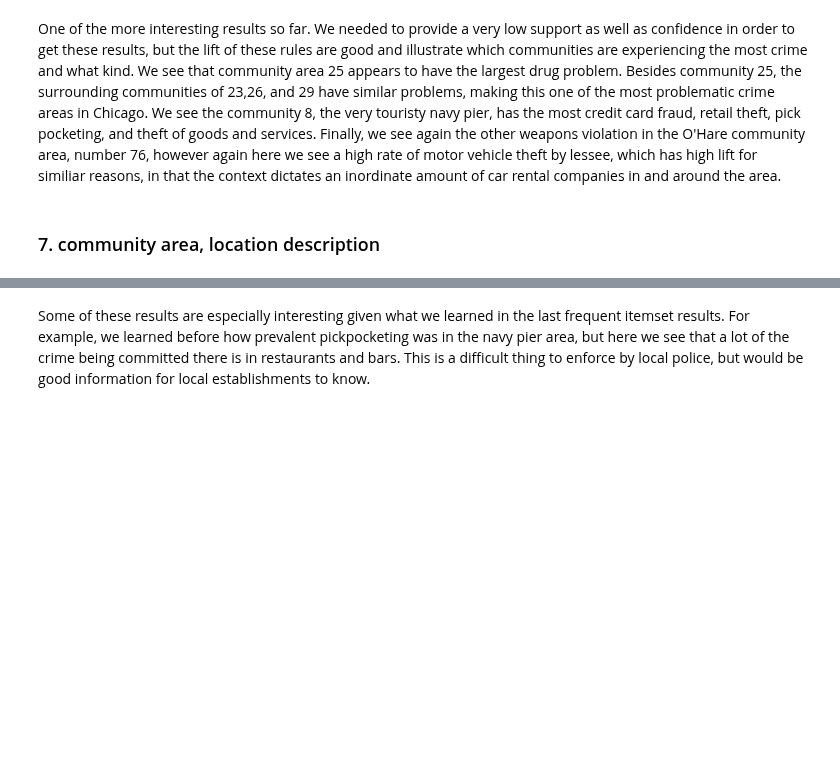
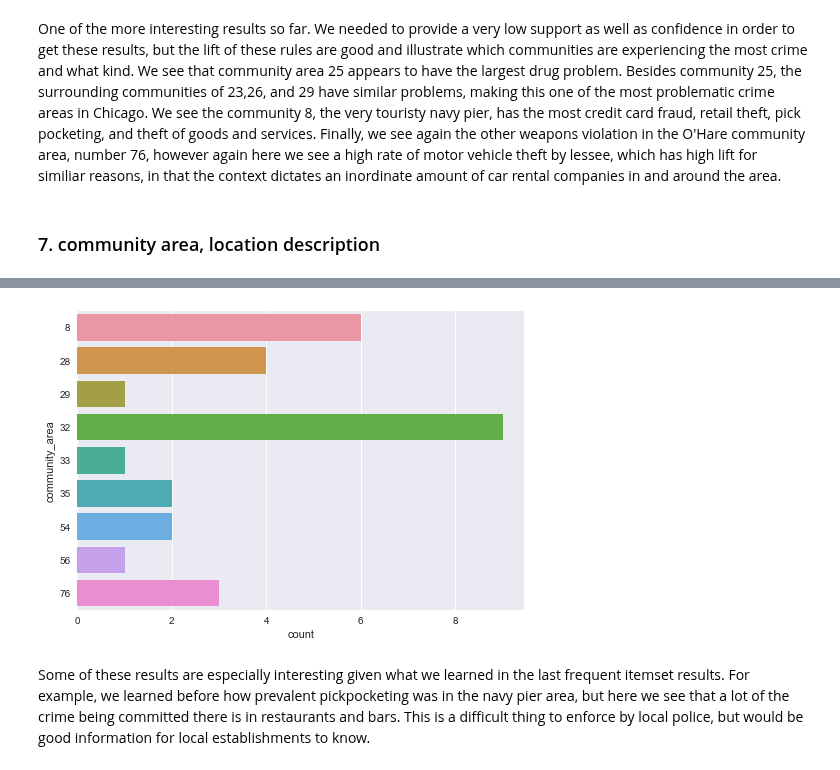
Before and after one commit to tjdolan121/4502Proj, a Jupyter notebook: forge/code/FrequentItemsets.ipynb, the cells around one changed output, grey strips where cells are left out. Saved outputs shown, nothing was run; the diff lists cells and outputs as text; code cells hidden in the pictures; blank space fills up the shorter version.

```diff
--- a/forge/code/FrequentItemsets.ipynb
+++ b/forge/code/FrequentItemsets.ipynb
@@ -676,6 +680,10 @@ Wall time: 19.6 s
 | 7 | ['DEPARTMENT STORE'] ==> 8 | 4.820101 | 0.167017 | 0.002113 | DEPARTMENT STORE | 8 |
 | 1 | ['CHA PARKING LOT/GROUNDS'] ==> 8 | 4.694372 | 0.162660 | 0.001123 | CHA PARKING LOT/GROUNDS | 8 |
 | 9 | ['RESTAURANT'] ==> 8 | 4.389954 | 0.152112 | 0.002494 | RESTAURANT | 8 |
+# %%
+ax = sns.countplot(y="community_area", data=ca_ld_results)
+# %% [output]
+[figure, added]
 # %% [markdown]
 Some of these results are especially interesting given what we learned in the last frequent itemset results. For example, we learned before how prevalent pickpocketing was in the navy pier area, but here we see that a lot of the crime being committed there is in restaurants and bars. This is a difficult thing to enforce by local police, but would be good information for local establishments to know.
 # %% [markdown]
```
Also changed, not shown: parts of 23 cells of this notebook.
